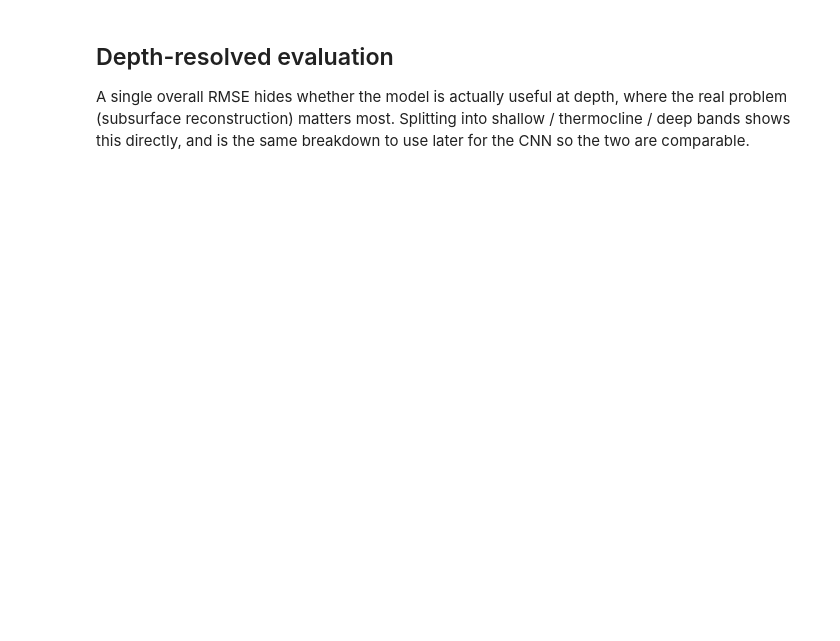
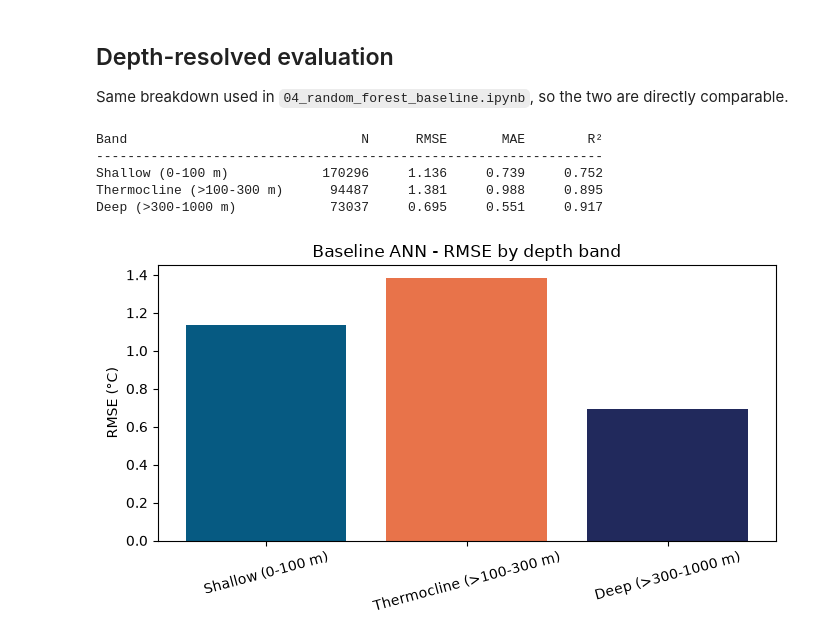
Before and after one commit to vaikri5020/personal, a Jupyter notebook: notebooks/03_baseline_model.ipynb, the cells around one changed output. Saved outputs shown, nothing was run; the diff lists cells and outputs as text; code cells hidden in the pictures; blank space fills up the shorter version.

```diff
--- a/notebooks/03_baseline_model.ipynb
+++ b/notebooks/03_baseline_model.ipynb
@@ -112,0 +56,20 @@ print(ds.data_vars)
+# %%
+PROJECT_ROOT = Path.cwd().resolve().parent
+PROCESSED_DIR = PROJECT_ROOT / "data" / "processed"
+MODELS_DIR = PROJECT_ROOT / "models"
+MODELS_DIR.mkdir(parents=True, exist_ok=True)
+
+# Point directly at the final cleaned + regridded + 15-depth GLORYS file -
+# this is the same file pairing.py reads. data/processed/ also contains
+# other regridded products (SST, SSS, ...) now, so globbing "*.nc" here
+# would pick those up too and break this notebook.
+GLORYS_PATH = PROCESSED_DIR / "glorys_2021_01_06_regridded_15depth.nc"
+
+if not GLORYS_PATH.exists():
+    raise FileNotFoundError(
+        f"{GLORYS_PATH} not found. Run regrid.py and 02_preprocessing.ipynb first."
+    )
+
+print("Loading:", GLORYS_PATH.name)
+ds = xr.open_dataset(GLORYS_PATH)
+print(ds)
@@ -237,10 +243,5 @@ model = Sequential([
     Dense(1, activation="linear")
 ])
 
-model.compile(
-    optimizer="adam",
-    loss="mse",
-    metrics=["mae"]
-)
-
+model.compile(optimizer="adam", loss="mse", metrics=["mae"])
 model.summary()
@@ -247,9 +263,5 @@ model.summary()
 # %%
-early_stopping = EarlyStopping(
-    monitor="val_loss",
-    patience=10,
-    restore_best_weights=True
-)
+early_stopping = EarlyStopping(monitor="val_loss", patience=10, restore_best_weights=True)
 
 history = model.fit(
     X_train_scaled,
@@ -280,41 +320,45 @@ print("R²  :", r2)
-# %% [markdown]
-## Depth-resolved evaluation
-
-A single overall RMSE hides whether the model is actually useful at depth, where the real
-problem (subsurface reconstruction) matters most. Splitting into shallow / thermocline / deep
-bands shows this directly, and is the same breakdown to use later for the CNN so the two are
-comparable.
+# %% [markdown]
+## Depth-resolved evaluation
+
+Same breakdown used in `04_random_forest_baseline.ipynb`, so the two are directly comparable.
 # %%
 depth_bins = [
     ("Shallow (0-100 m)", 0, 100),
-    ("Thermocline (100-300 m)", 100, 300),
-    ("Deep (300-1000 m)", 300, 1000),
+    ("Thermocline (>100-300 m)", 100, 300),
+    ("Deep (>300-1000 m)", 300, 1000),
 ]
 
 test_depths = test_df["depth"].values
 
-print(f"{'Band':<25}{'N':>10}{'RMSE':>10}{'MAE':>10}{'R²':>10}")
+print(f"{'Band':<25}{'N':>10}{'RMSE':>10}{'MAE':>10}{'R\u00b2':>10}")
 print("-" * 65)
 band_results = []
 for label, lo, hi in depth_bins:
     mask = (test_depths >= lo) & (test_depths <= hi)
     n = int(mask.sum())
     if n == 0:
         print(f"{label:<25}{n:>10}   (no test points in this band)")
         continue
     band_rmse = np.sqrt(mean_squared_error(y_test[mask], y_pred[mask]))
     band_mae = mean_absolute_error(y_test[mask], y_pred[mask])
     band_r2 = r2_score(y_test[mask], y_pred[mask])
     band_results.append((label, band_rmse))
     print(f"{label:<25}{n:>10}{band_rmse:>10.3f}{band_mae:>10.3f}{band_r2:>10.3f}")
 
 plt.figure(figsize=(7, 4))
 plt.bar([b[0] for b in band_results], [b[1] for b in band_results], color=["#065A82", "#E8734A", "#21295C"])
-plt.ylabel("RMSE (°C)")
+plt.ylabel("RMSE (\u00b0C)")
 plt.title("Baseline ANN - RMSE by depth band")
 plt.xticks(rotation=15)
 plt.tight_layout()
 plt.show()
+# %% [output]
+Band                              N      RMSE       MAE        R²
+-----------------------------------------------------------------
+Shallow (0-100 m)            170296     1.136     0.739     0.752
+Thermocline (>100-300 m)      94487     1.381     0.988     0.895
+Deep (>300-1000 m)            73037     0.695     0.551     0.917
+[figure, added]
 # %%
 plt.figure(figsize=(8, 5))
 
```
Also changed, not shown: parts of 22 cells of this notebook, 18 other files.
